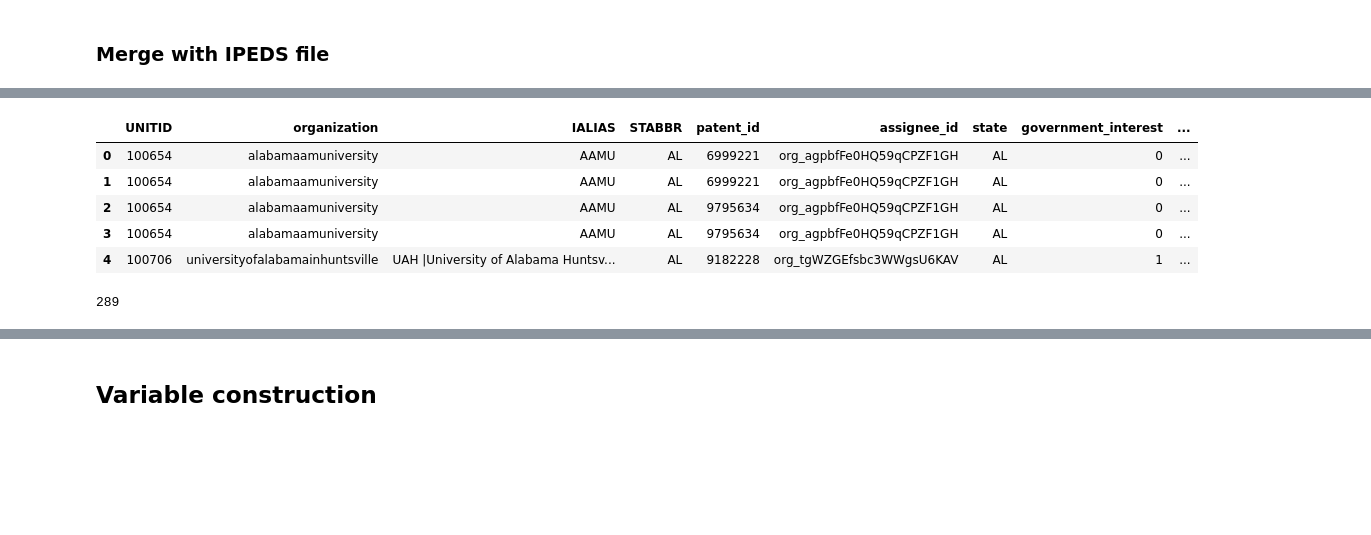
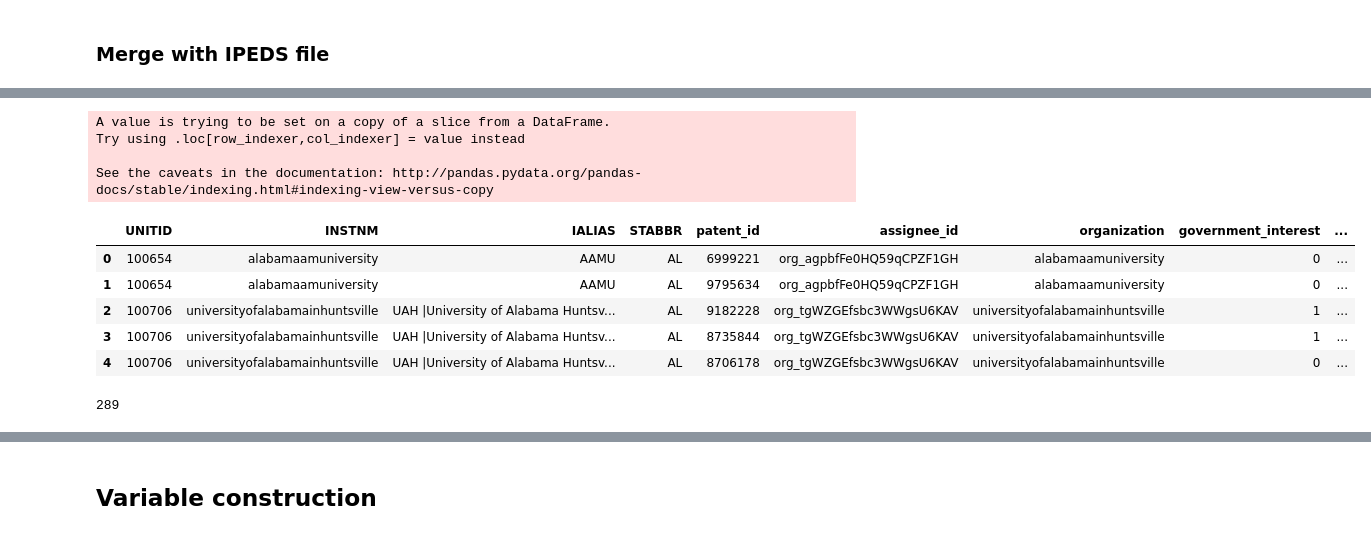
Before and after one commit to el2727/NCSES_class, a Jupyter notebook: NCSES_class_PatentsView_IPEDS_record_linkage.ipynb, the cells around one changed output, grey strips where cells are left out. Cells and saved outputs as stored; diff of their text form; code cells hidden in the pictures; blank space fills up the shorter version.

```diff
--- a/NCSES_class_PatentsView_IPEDS_record_linkage.ipynb
+++ b/NCSES_class_PatentsView_IPEDS_record_linkage.ipynb
@@ -141,7 +492,6 @@ finalized_dataframe.head()
 # %%
-ipeds = ipeds.rename(columns={'INSTNM':'organization'})
-
-# Normalize organization names before merging: lowercase, remove white space, remove punctuation/special symbols
+"""Normalize university names before merging with assignee and patent file: lowercase,
+remove white space, remove punctuation/special symbols."""
 
 def normalize_names(name):
     name = name.lower() # lowercase
@@ -151,30 +501,38 @@ def normalize_names(name):
     name = name.replace(' ','') # remove all white space
     return name
 
-finalized_dataframe = finalized_dataframe[finalized_dataframe['organization'] != 0]
+"""Apply normalization function to university and organization names."""
 
-# Run the normalization function on the patents dataframe's column with organization names
 finalized_dataframe['organization'] = finalized_dataframe['organization'].apply(normalize_names)
-
-# Run the normalization function on the IPEDS file's column with organization names
-ipeds['organization'] = ipeds['organization'].apply(normalize_names)
-
-merged_ipeds_patents = ipeds.merge(finalized_dataframe,on='organization')
-
-merged_ipeds_patents.head()
+ipeds['INSTNM'] = ipeds['INSTNM'].apply(normalize_names)
 # %% [output]
-|  | UNITID | organization | IALIAS | STABBR | patent_id | assignee_id | state | government_interest | ... |
-| 0 | 100654 | alabamaamuniversity | AAMU | AL | 6999221 | org_agpbfFe0HQ59qCPZF1GH | AL | 0 | ... |
-| 1 | 100654 | alabamaamuniversity | AAMU | AL | 6999221 | org_agpbfFe0HQ59qCPZF1GH | AL | 0 | ... |
-| 2 | 100654 | alabamaamuniversity | AAMU | AL | 9795634 | org_agpbfFe0HQ59qCPZF1GH | AL | 0 | ... |
-| 3 | 100654 | alabamaamuniversity | AAMU | AL | 9795634 | org_agpbfFe0HQ59qCPZF1GH | AL | 0 | ... |
-| 4 | 100706 | universityofalabamainhuntsville | UAH |University of Alabama Huntsv... | AL | 9182228 | org_tgWZGEfsbc3WWgsU6KAV | AL | 1 | ... |
+A value is trying to be set on a copy of a slice from a DataFrame.
+Try using .loc[row_indexer,col_indexer] = value instead
+
+See the caveats in the documentation: http://pandas.pydata.org/pandas-docs/stable/indexing.html#indexing-view-versus-copy
+# %%
+"""Merge on a common column containing names."""
+
+merged_ipeds_patents = pd.merge(left=ipeds,right=finalized_dataframe,
+                                left_on='INSTNM',right_on='organization')
+
+merged_ipeds_patents.head()
+# %% [output]
+|  | UNITID | INSTNM | IALIAS | STABBR | patent_id | assignee_id | organization | government_interest | ... |
+| 0 | 100654 | alabamaamuniversity | AAMU | AL | 6999221 | org_agpbfFe0HQ59qCPZF1GH | alabamaamuniversity | 0 | ... |
+| 1 | 100654 | alabamaamuniversity | AAMU | AL | 9795634 | org_agpbfFe0HQ59qCPZF1GH | alabamaamuniversity | 0 | ... |
+| 2 | 100706 | universityofalabamainhuntsville | UAH |University of Alabama Huntsv... | AL | 9182228 | org_tgWZGEfsbc3WWgsU6KAV | universityofalabamainhuntsville | 1 | ... |
+| 3 | 100706 | universityofalabamainhuntsville | UAH |University of Alabama Huntsv... | AL | 8735844 | org_tgWZGEfsbc3WWgsU6KAV | universityofalabamainhuntsville | 1 | ... |
+| 4 | 100706 | universityofalabamainhuntsville | UAH |University of Alabama Huntsv... | AL | 8706178 | org_tgWZGEfsbc3WWgsU6KAV | universityofalabamainhuntsville | 0 | ... |
 # %%
-# Check the number of matched IPEDS organizations
+"""Check the number of matched IPEDS organizations."""
+
 merged_ipeds_patents.organization.nunique()
+# %% [output]
+289
 # %%
-# Optional: run a fuzzy matching function to get close matches in names, a specified cutoff is 0.6, or 60% in similarity
-# between two names
+"""Optional: run a fuzzy matching function to get close matches in names, a specified cutoff is 0.6, or 60% in similarity
+between two names."""
 
 #results = []
 #for i in ipeds['organization']:
@@ -190,22 +548,11 @@ merged_ipeds_patents.organization.nunique()
 #    if 'florida' in i:
 #        print(i)
 
-validated = pd.read_csv('names_matches_validated.csv') # import validated file
+"""Import validated file."""
 
-# Rename the columns to merge with the patents dataframe
-validated = validated.rename(columns={'PatentsView_organization':'organization'})
+validated = pd.read_csv('names_matches_validated.csv')
 
-# Merge with the patents dataframe on the organization name column
-additional_validated = finalized_dataframe.merge(validated,on='organization')
+"""Merge with the patents dataframe on the organization name column."""
 
-additional_validated = additional_validated.drop('state',axis=1)
-
-additional_validated = additional_validated.drop_duplicates()
-
-validated_merged = pd.concat([merged_ipeds_patents,additional_validated])
-
-validated_merged = validated_merged.drop_duplicates()
-
-validated_merged.organization.nunique()
+additional_validated = pd.merge(left=finalized_dataframe,right=validated,
+                                left_on='organization',right_on='PatentsView_organization')
-# %% [output]
-289
```
Also changed, not shown: parts of 92 cells of this notebook.
